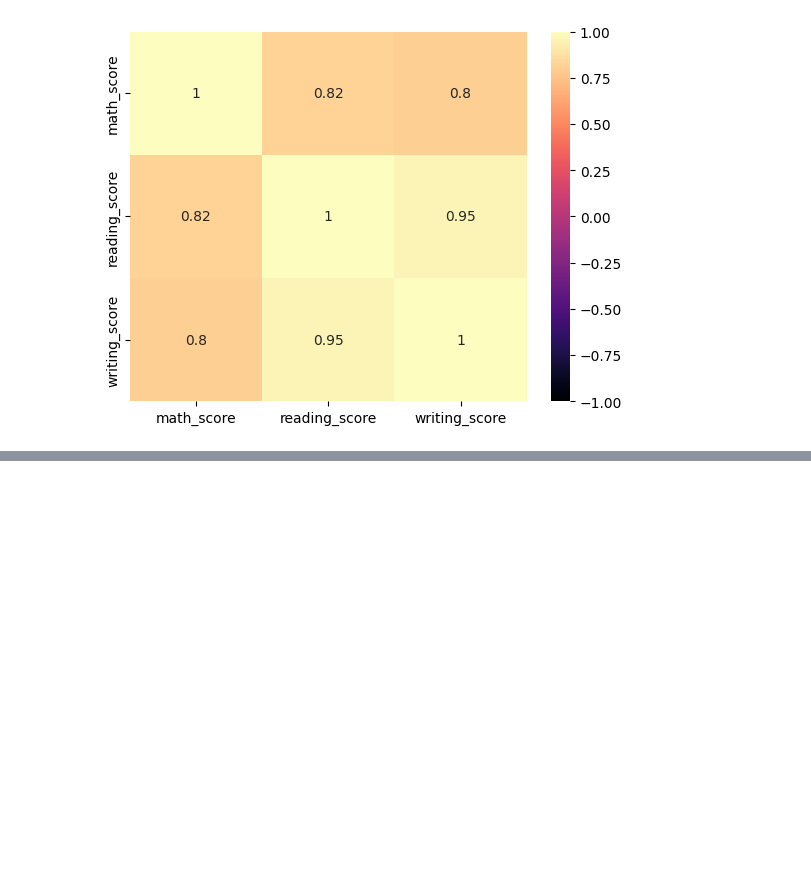
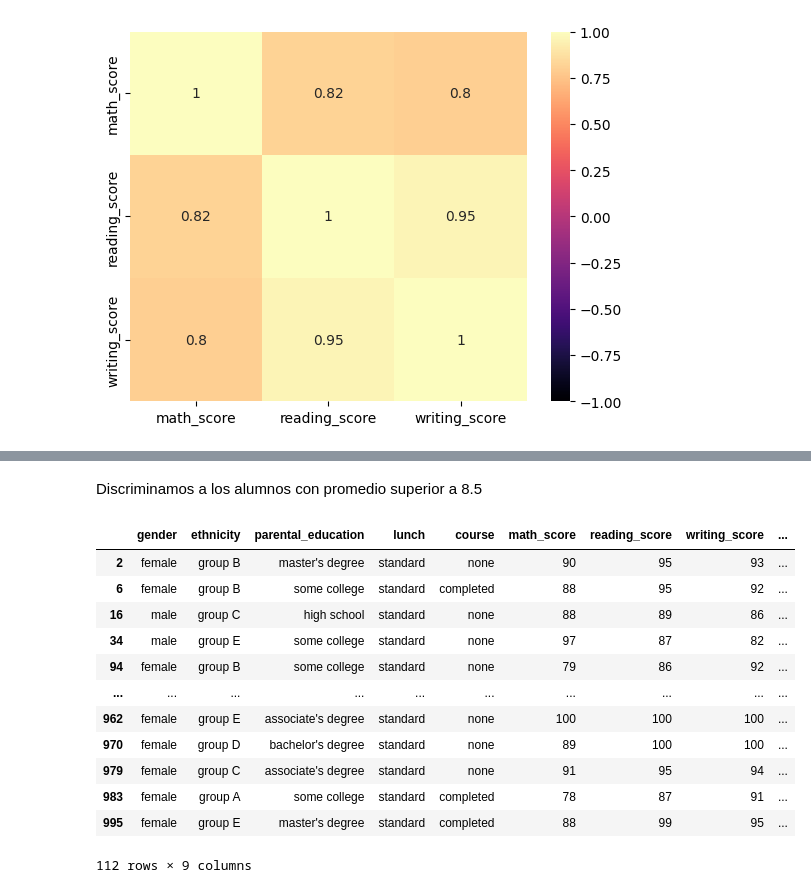
Before and after one commit to Dern965/CienciaDatosTriada, a Jupyter notebook: Proyectos/Unidad1/EDA/Proyecto2_Triada.ipynb, the cells around one changed output, grey strips where cells are left out. Drawn from its saved outputs; the diff is of its cells as text; code cells hidden in the pictures; blank space fills up the shorter version.

```diff
--- a/Proyectos/Unidad1/EDA/Proyecto2_Triada.ipynb
+++ b/Proyectos/Unidad1/EDA/Proyecto2_Triada.ipynb
@@ -423,0 +451,19 @@ sns.heatmap(sp.corr(),vmin=-1,vmax=1, cmap= 'magma',annot=True)
+# %% [markdown]
+Discriminamos a los alumnos con promedio superior a 8.5
+# %%
+df_desal = df_prom.loc[df_prom['mean']>85]
+df_desal
+# %% [output]
+|  | gender | ethnicity | parental_education | lunch | course | math_score | reading_score | writing_score | ... |
+| 2 | female | group B | master's degree | standard | none | 90 | 95 | 93 | ... |
+| 6 | female | group B | some college | standard | completed | 88 | 95 | 92 | ... |
+| 16 | male | group C | high school | standard | none | 88 | 89 | 86 | ... |
+| 34 | male | group E | some college | standard | none | 97 | 87 | 82 | ... |
+| 94 | female | group B | some college | standard | none | 79 | 86 | 92 | ... |
+| ... | ... | ... | ... | ... | ... | ... | ... | ... | ... |
+| 962 | female | group E | associate's degree | standard | none | 100 | 100 | 100 | ... |
+| 970 | female | group D | bachelor's degree | standard | none | 89 | 100 | 100 | ... |
+| 979 | female | group C | associate's degree | standard | none | 91 | 95 | 94 | ... |
+| 983 | female | group A | some college | standard | completed | 78 | 87 | 91 | ... |
+| 995 | female | group E | master's degree | standard | completed | 88 | 99 | 95 | ... |
+112 rows × 9 columns
```
Also changed, not shown: parts of 6 cells of this notebook.
